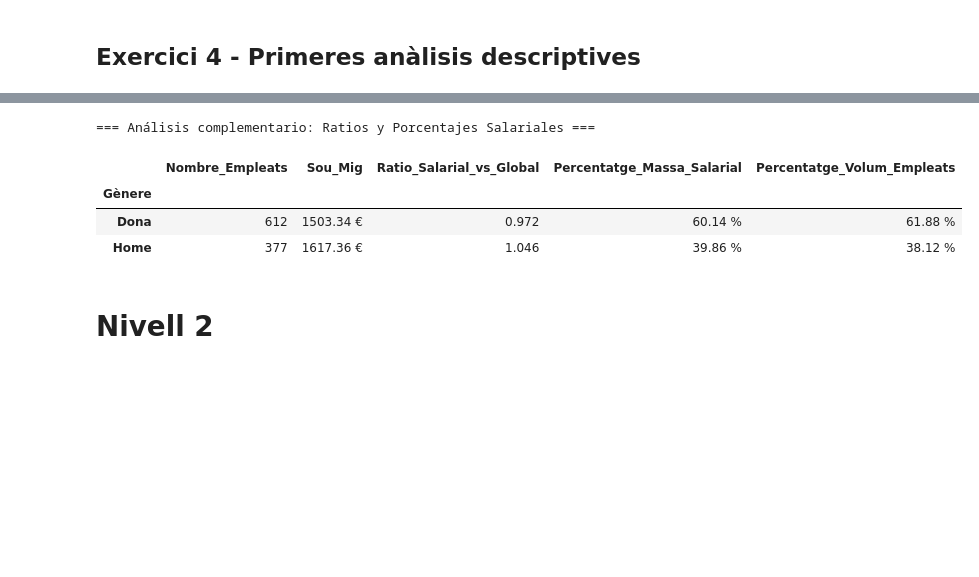
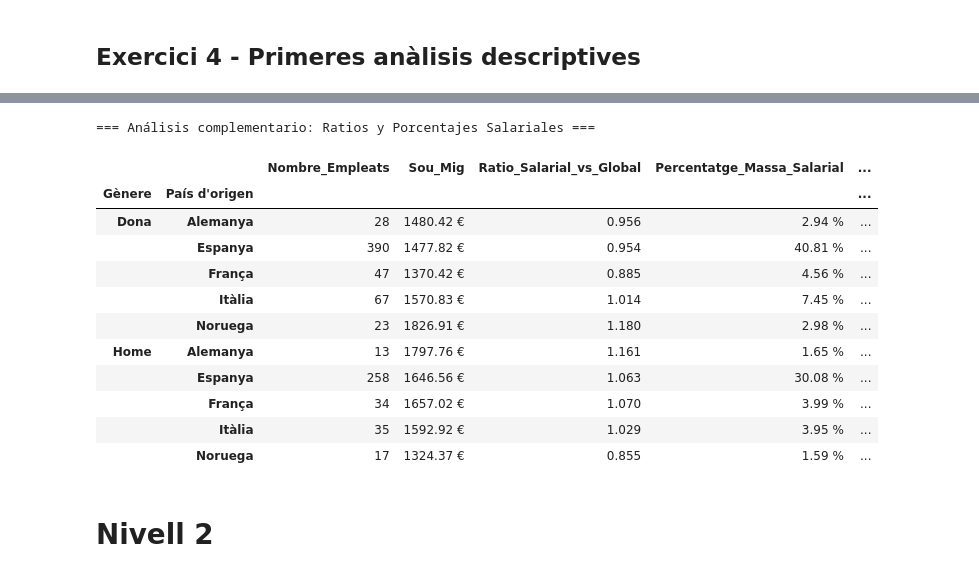
Before and after one commit to KrisBcn-dev/ITAESPDATA, a Jupyter notebook: Sprint8/S8_Cristina_Fornaguera.ipynb, the cells around one changed output, grey strips where cells are left out. Drawn from its saved outputs; the diff is of its cells as text; code cells hidden in the pictures; blank space fills up the shorter version.

```diff
--- a/Sprint8/S8_Cristina_Fornaguera.ipynb
+++ b/Sprint8/S8_Cristina_Fornaguera.ipynb
@@ -378,13 +376,13 @@ Eliminat DNI:  XXXX
 ### Eliminación de registros
 Se eliminan los registros con campos clave vacíos o no válidos
 # %%
-# Eliminamos los registros del df que contengan campos clave como Nombre, Apellido o DNI, vacíos o con valores no válidos
+# Eliminamos los registros del df que contengan campos clave como Nombre, Apellido, DNI, fehca nacimiento vacíos o con valores no válidos
 # Primero convertimos cadenas vacías o espacios a NaN en estas columnas por seguridad
-cols_clau = ['DNI', 'Nom', 'Cognoms']
+cols_clau = ['DNI', 'Nom', 'Cognoms','Dia de Naixement','Mes de Naixement','Any de Naixement']
 
 for col in cols_clau:
     # Sustituimos espacios en blanco por NaN
-    dfempleats[col] = dfempleats[col].replace(r'^\s*$', np.nan, regex=True)
+    dfempleats[col] = dfempleats[col].replace([r'^\s*$',0,0.0], np.nan, regex=True)
 
 # Elimina directamente cualquier fila que tenga un NaN en cualquiera de los campos clave
 dfempleats = dfempleats.dropna(subset=cols_clau)
@@ -506,10 +504,11 @@ Tratamiento de la Incoherencia en Vehículos:
 + Un registro donde conste consumo de combustible pero no kilometraje anual presenta una anomalía lógica. Para preservar el registro sin sesgar el análisis, se ha decidido imputar la mediana del kilometraje anual a dichos casos. La mediana es una medida robusta frente a valores extremos (outliers) y refleja el comportamiento estándar del parque móvil de la muestra. Asimismo, se fuerza la activación de la bandera Te_cotxe = 1 en aquellos empleados con métricas de uso registradas.
 # %%
 import pandas as pd
+# Normalizamos 'Consum_mitja_L_100km
+dfempleats['Consum_mitja_L_100km'] = dfempleats['Consum_mitja_L_100km'].fillna(0)
 
-# Si registra actividad (Km > 0 o Consumo > 0), forzamos a que 'Te_cotxe' sea True
-cond_activitat = (dfempleats['Km_anuals'] > 0) | (dfempleats['Consum_mitja_L_100km'] > 0)
-dfempleats.loc[cond_activitat, 'Te_cotxe'] = True
+# Si registra actividad (Km > 0 o Consumo > 0), forzamos a que 'Te_cotxe' sea True, y si no tiene valor le imputamos False
+dfempleats['Te_cotxe'] = (dfempleats['Km_anuals'] > 0) | (dfempleats['Consum_mitja_L_100km'] > 0)
 
 # Calculamos la mediana de km por Ciudad (sólo valores válidos > 0)
 km_positiu = dfempleats.loc[dfempleats['Km_anuals'] > 0]
@@ -547,4 +546,6 @@ df_temp_fecha = pd.DataFrame({
 dfempleats['Data_naixement'] = pd.to_datetime(df_temp_fecha, errors='coerce').dt.date
 # Eliminamos las columnas sobrantes
 dfempleats = dfempleats.drop(columns=['Any de Naixement', 'Mes de Naixement', 'Dia de Naixement'])
+# Eliminamos los registros sin fecha de nacimiento
+dfempleats = dfempleats.dropna(subset=['Data_naixement'])
 # %% [markdown]
@@ -722,38 +722,46 @@ print("=== Análisis complementario: Ratios y Porcentajes Salariales ===")
 salari_mitja_global = dfempleats['Salari mensual'].mean()
 
 # Agrupación segura mediante tuplas explícitas
-ratios_proporciones = dfempleats.groupby('Gènere', observed=False).agg(
+ratios_proporciones = dfempleats.groupby(['Gènere','País d\'origen'], observed=False).agg(
     Nombre_Empleats=('DNI', 'count'),
     Sou_Mig=('Salari mensual', 'mean'),
     Suma_Salaris=('Salari mensual', 'sum')
 )
 
 # Cálculo de Ratios y Proporciones
 ratios_proporciones['Ratio_Salarial_vs_Global'] = ratios_proporciones['Sou_Mig'] / salari_mitja_global
 
 total_masa_salarial = dfempleats['Salari mensual'].sum()
 total_empleados = len(dfempleats)
 
 ratios_proporciones['Percentatge_Massa_Salarial'] = (ratios_proporciones['Suma_Salaris'] / total_masa_salarial) * 100
 ratios_proporciones['Percentatge_Volum_Empleats'] = (ratios_proporciones['Nombre_Empleats'] / total_empleados) * 100
 
 # Eliminamos la columna auxiliar de suma para dejar la tabla elegante
 ratios_proporciones = ratios_proporciones.drop(columns=['Suma_Salaris'])
 
 # Formateamos el bloque extra
 display(ratios_proporciones.style.format({
     'Nombre_empleats': '{:,.0f}',
     'Sou_Mig': '{:.2f} €',
     'Ratio_Salarial_vs_Global': '{:.3f}',
     'Percentatge_Massa_Salarial': '{:.2f} %',
     'Percentatge_Volum_Empleats': '{:.2f} %'
 }))
 # %% [output]
 === Análisis complementario: Ratios y Porcentajes Salariales ===
-|  | Nombre_Empleats | Sou_Mig | Ratio_Salarial_vs_Global | Percentatge_Massa_Salarial | Percentatge_Volum_Empleats |
-| Gènere |  |  |  |  |  |
-| Dona | 612 | 1503.34 € | 0.972 | 60.14 % | 61.88 % |
-| Home | 377 | 1617.36 € | 1.046 | 39.86 % | 38.12 % |
+|  |  | Nombre_Empleats | Sou_Mig | Ratio_Salarial_vs_Global | Percentatge_Massa_Salarial | ... |
+| Gènere | País d'origen |  |  |  |  | ... |
+| Dona | Alemanya | 28 | 1480.42 € | 0.956 | 2.94 % | ... |
+|  | Espanya | 390 | 1477.82 € | 0.954 | 40.81 % | ... |
+|  | França | 47 | 1370.42 € | 0.885 | 4.56 % | ... |
+|  | Itàlia | 67 | 1570.83 € | 1.014 | 7.45 % | ... |
+|  | Noruega | 23 | 1826.91 € | 1.180 | 2.98 % | ... |
+| Home | Alemanya | 13 | 1797.76 € | 1.161 | 1.65 % | ... |
+|  | Espanya | 258 | 1646.56 € | 1.063 | 30.08 % | ... |
+|  | França | 34 | 1657.02 € | 1.070 | 3.99 % | ... |
+|  | Itàlia | 35 | 1592.92 € | 1.029 | 3.95 % | ... |
+|  | Noruega | 17 | 1324.37 € | 0.855 | 1.59 % | ... |
 # %% [markdown]
 # Nivell 2
 # %% [markdown]
```
Also changed, not shown: parts of 45 cells of this notebook.
